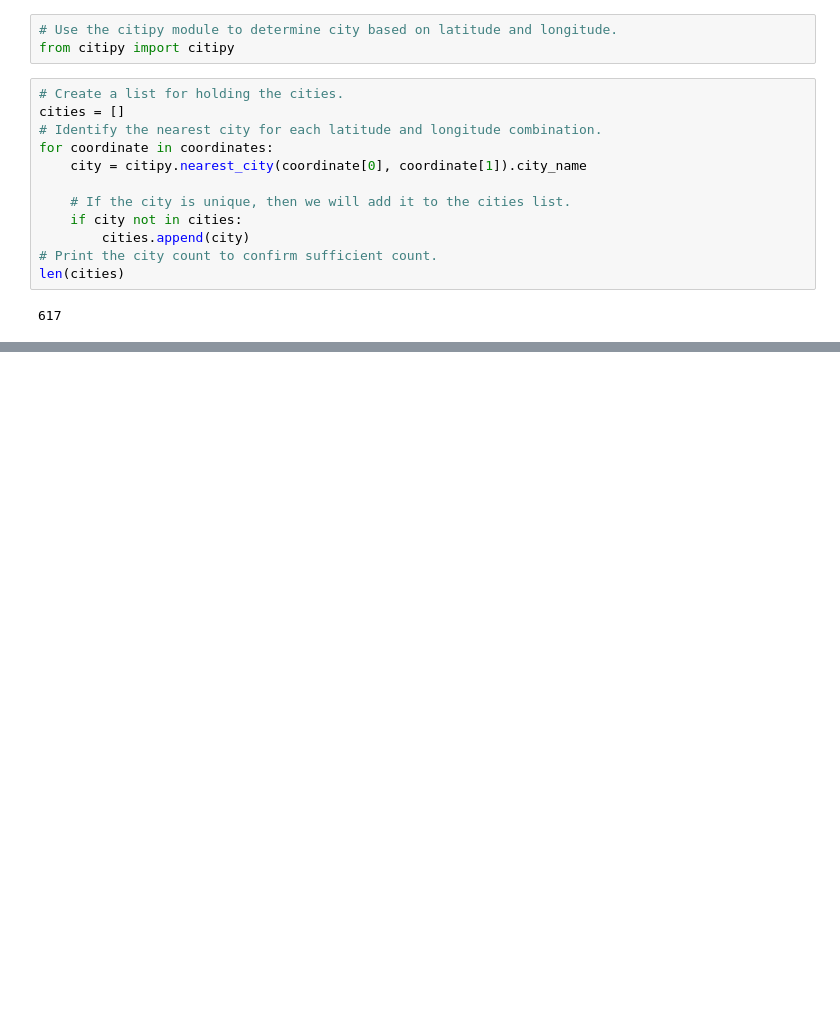
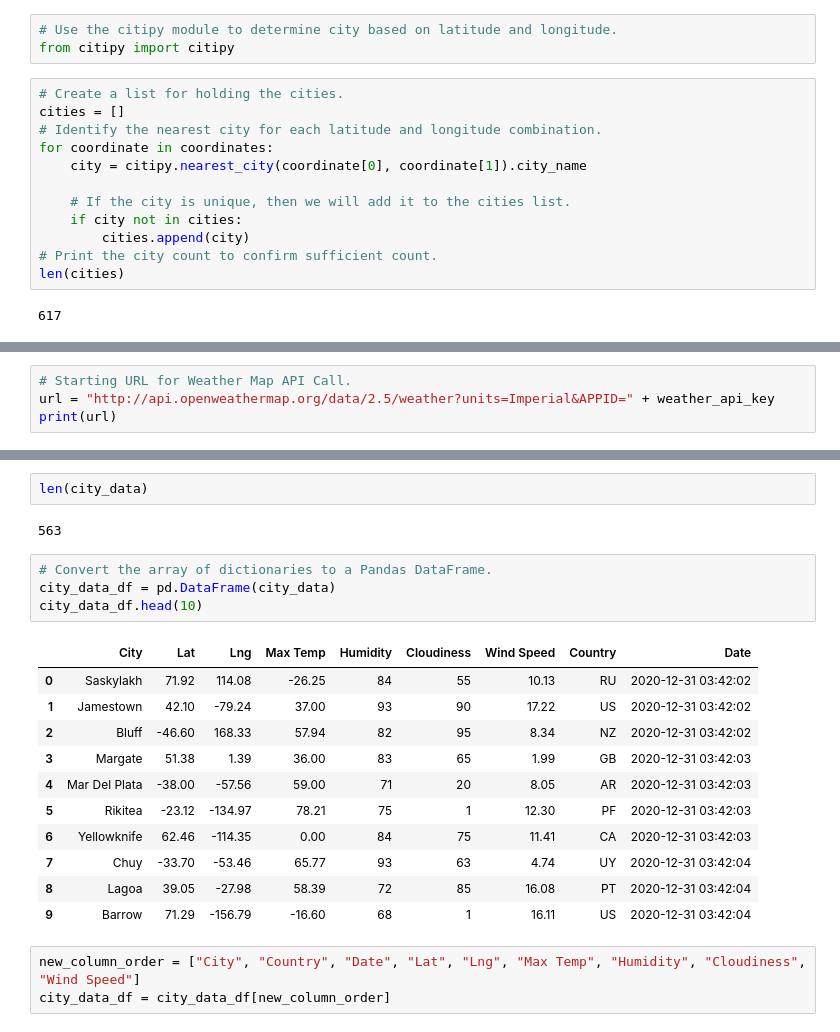
Before and after one commit to acorrales650/World_Weather_Analysis, a Jupyter notebook: WeatherPy.ipynb, the cells around one changed output, grey strips where cells are left out. Saved outputs shown, nothing was run; the diff lists cells and outputs as text; blank space fills up the shorter version.

```diff
--- a/WeatherPy.ipynb
+++ b/WeatherPy.ipynb
@@ -33,0 +40,4 @@ len(cities)
+# %%
+# Starting URL for Weather Map API Call.
+url = "http://api.openweathermap.org/data/2.5/weather?units=Imperial&APPID=" + weather_api_key
+print(url)
@@ -33,0 +137,23 @@ len(cities)
+# %%
+len(city_data)
+# %% [output]
+563
+# %%
+# Convert the array of dictionaries to a Pandas DataFrame.
+city_data_df = pd.DataFrame(city_data)
+city_data_df.head(10)
+# %% [output]
+|  | City | Lat | Lng | Max Temp | Humidity | Cloudiness | Wind Speed | Country | Date |
+| 0 | Saskylakh | 71.92 | 114.08 | -26.25 | 84 | 55 | 10.13 | RU | 2020-12-31 03:42:02 |
+| 1 | Jamestown | 42.10 | -79.24 | 37.00 | 93 | 90 | 17.22 | US | 2020-12-31 03:42:02 |
+| 2 | Bluff | -46.60 | 168.33 | 57.94 | 82 | 95 | 8.34 | NZ | 2020-12-31 03:42:02 |
+| 3 | Margate | 51.38 | 1.39 | 36.00 | 83 | 65 | 1.99 | GB | 2020-12-31 03:42:03 |
+| 4 | Mar Del Plata | -38.00 | -57.56 | 59.00 | 71 | 20 | 8.05 | AR | 2020-12-31 03:42:03 |
+| 5 | Rikitea | -23.12 | -134.97 | 78.21 | 75 | 1 | 12.30 | PF | 2020-12-31 03:42:03 |
+| 6 | Yellowknife | 62.46 | -114.35 | 0.00 | 84 | 75 | 11.41 | CA | 2020-12-31 03:42:03 |
+| 7 | Chuy | -33.70 | -53.46 | 65.77 | 93 | 63 | 4.74 | UY | 2020-12-31 03:42:04 |
+| 8 | Lagoa | 39.05 | -27.98 | 58.39 | 72 | 85 | 16.08 | PT | 2020-12-31 03:42:04 |
+| 9 | Barrow | 71.29 | -156.79 | -16.60 | 68 | 1 | 16.11 | US | 2020-12-31 03:42:04 |
+# %%
+new_column_order = ["City", "Country", "Date", "Lat", "Lng", "Max Temp", "Humidity", "Cloudiness", "Wind Speed"]
+city_data_df = city_data_df[new_column_order]
```
Also changed, not shown: parts of 6 cells of this notebook.
